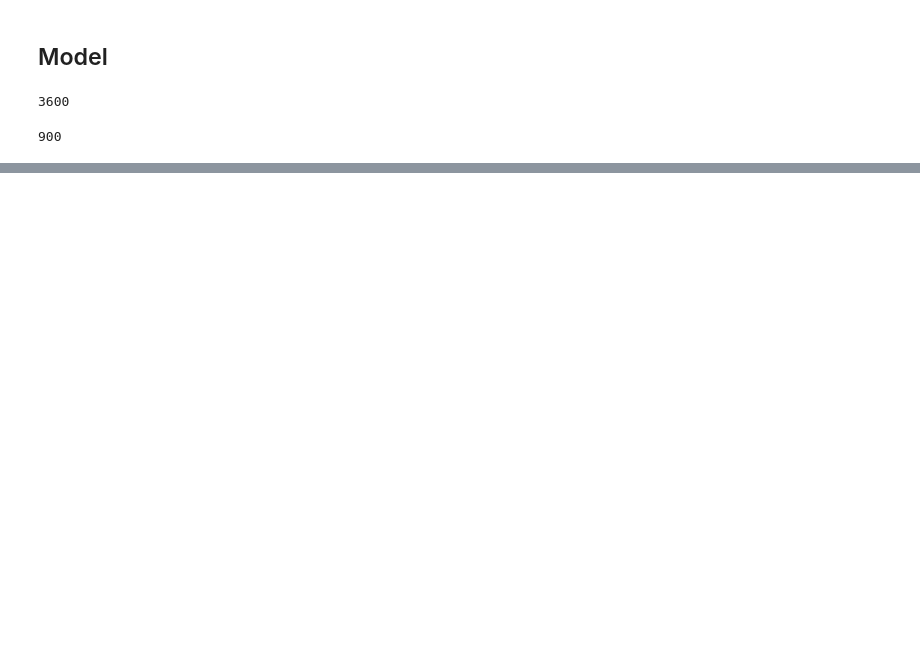
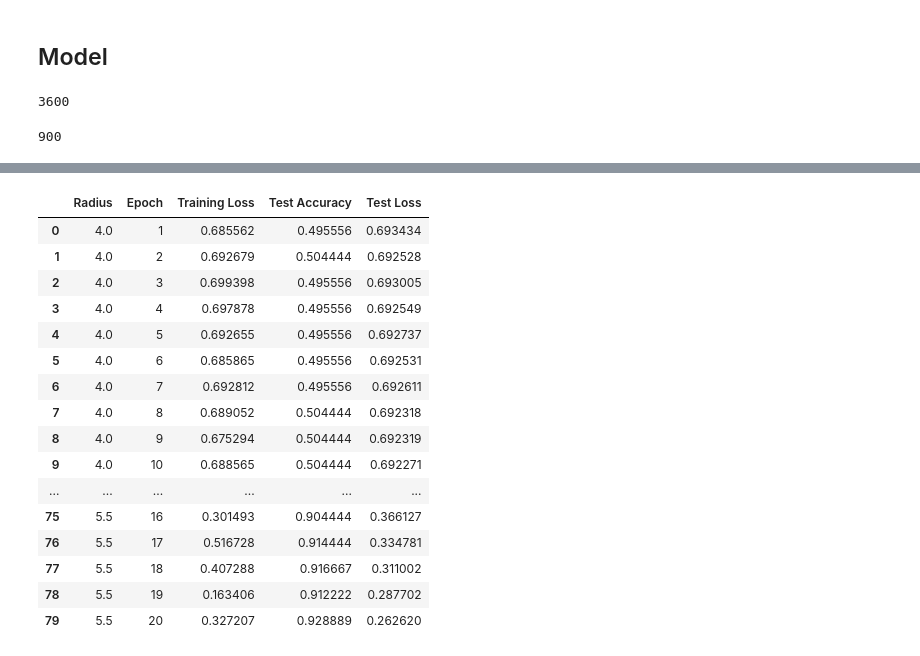
Before and after one commit to brunocuevas/MLMD25, a Jupyter notebook: Late Simulations.ipynb, the cells around one changed output, grey strips where cells are left out. Drawn from its saved outputs; the diff is of its cells as text; code cells hidden in the pictures; blank space fills up the shorter version.

```diff
--- a/Late Simulations.ipynb
+++ b/Late Simulations.ipynb
@@ -248,3 +252,38 @@ pd.DataFrame.from_records(history)
+# %%
+pd.set_option('display.max_rows', None)
+pd.set_option('display.max_columns', None)
+pd.set_option('display.width', None)
+
+dct = []
+for r in rad:
+    for epoch, statistics in enumerate(results[r]):
+        dct.append({
+            "Radius": r,
+            "Epoch": epoch + 1,
+            "Training Loss": statistics['training_loss'],
+            "Test Accuracy": statistics['test_accuracy'],
+            "Test Loss": statistics['test_loss']
+        })
+df = pd.DataFrame(dct)
+df
+# %% [output]
+|  | Radius | Epoch | Training Loss | Test Accuracy | Test Loss |
+| 0 | 4.0 | 1 | 0.685562 | 0.495556 | 0.693434 |
+| 1 | 4.0 | 2 | 0.692679 | 0.504444 | 0.692528 |
+| 2 | 4.0 | 3 | 0.699398 | 0.495556 | 0.693005 |
+| 3 | 4.0 | 4 | 0.697878 | 0.495556 | 0.692549 |
+| 4 | 4.0 | 5 | 0.692655 | 0.495556 | 0.692737 |
+| 5 | 4.0 | 6 | 0.685865 | 0.495556 | 0.692531 |
+| 6 | 4.0 | 7 | 0.692812 | 0.495556 | 0.692611 |
+| 7 | 4.0 | 8 | 0.689052 | 0.504444 | 0.692318 |
+| 8 | 4.0 | 9 | 0.675294 | 0.504444 | 0.692319 |
+| 9 | 4.0 | 10 | 0.688565 | 0.504444 | 0.692271 |
+| ... | ... | ... | ... | ... | ... |
+| 75 | 5.5 | 16 | 0.301493 | 0.904444 | 0.366127 |
+| 76 | 5.5 | 17 | 0.516728 | 0.914444 | 0.334781 |
+| 77 | 5.5 | 18 | 0.407288 | 0.916667 | 0.311002 |
+| 78 | 5.5 | 19 | 0.163406 | 0.912222 | 0.287702 |
+| 79 | 5.5 | 20 | 0.327207 | 0.928889 | 0.262620 |
 # %%
 CHANGE: name="resid 613:754 and name CA N C", using only late simulations, seems to be overfitting due to less frame
     training_loss	test_accuracy	test_loss
```
Also changed, not shown: parts of 13 cells of this notebook.
